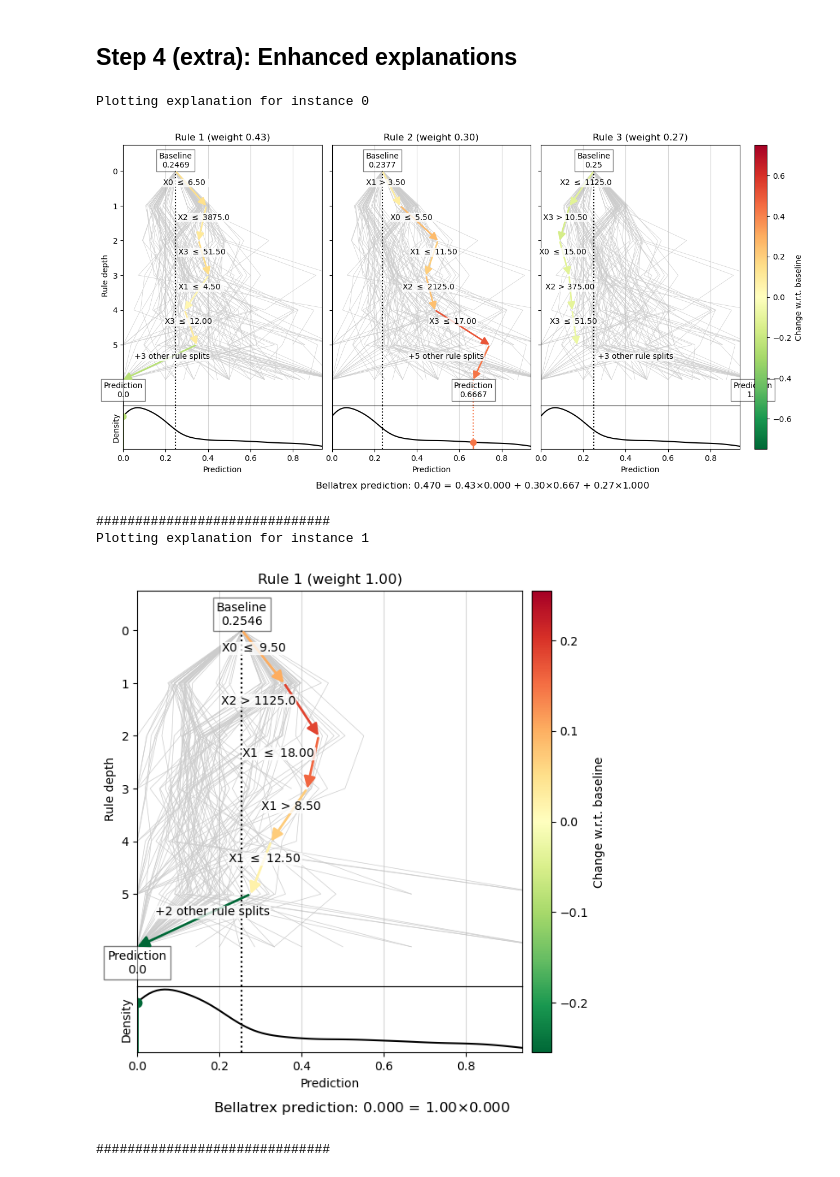
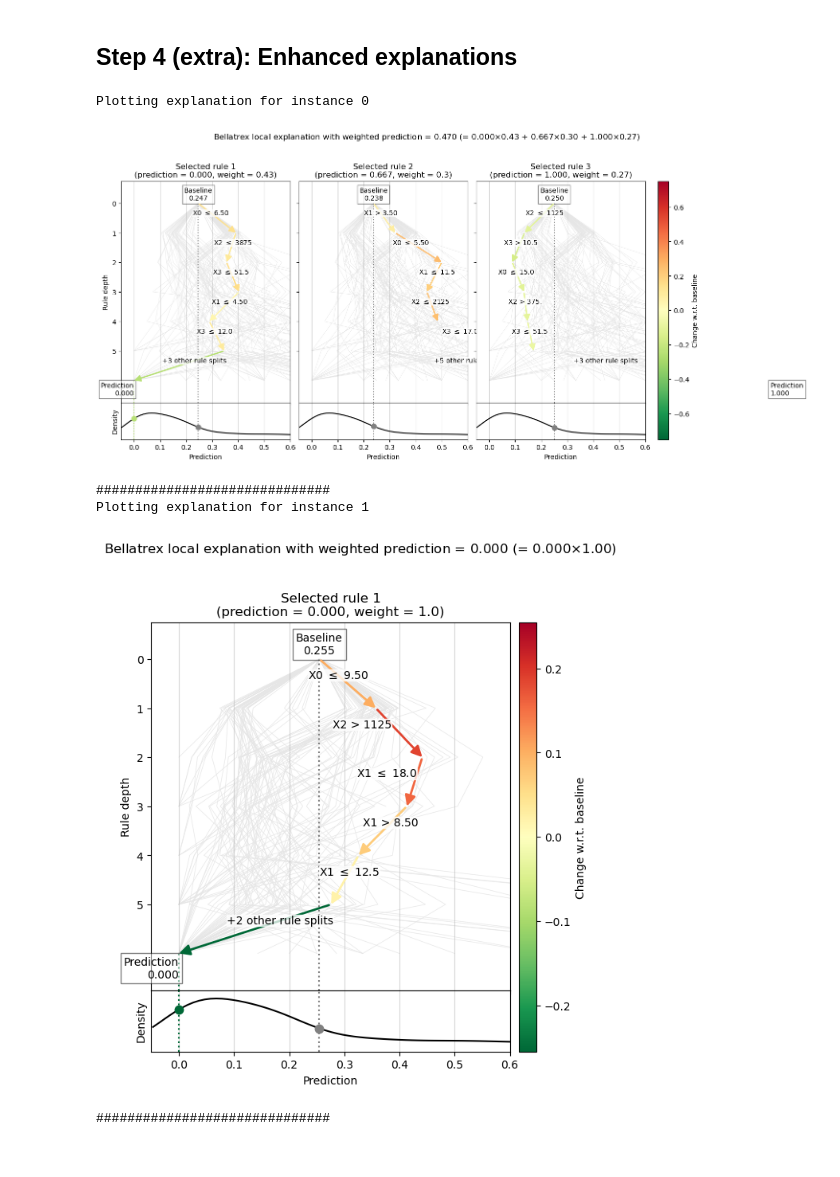
Before and after one commit to Klest94/Bellatrex, a Jupyter notebook: tutorial.ipynb, the cells around one changed output. Saved outputs shown, nothing was run; the diff lists cells and outputs as text; code cells hidden in the pictures.

```diff
--- a/tutorial.ipynb
+++ b/tutorial.ipynb
@@ -24,7 +24,7 @@ data_folder = os.path.join(root_folder, "example-data")
 
 ''' choose appropriate learning task wth SETUP parameter '''
 # for this tutorial you cna choose between "bin", "surv", or "mtr"
-SETUP = "bin"
+SETUP = "surv"
 
 VERBOSE = 4
 PLOT_GUI = True
@@ -165,8 +165,8 @@ for i in range(N): # for every sample in the test set: call the .explain method.
     FILE_OUT = os.path.join(root_folder, 'example-explanations', FILENAME_OUT)
     print('Extracted rules stored in', FILE_OUT)
 
-    y_local_pred, sample_info = Bellatrex_fitted.explain(X_test, i, out_file=FILE_OUT) # tuning is performed within the .explain method
-
+    sample_info, fig, ax = Bellatrex_fitted.explain(X_test, i, out_file=FILE_OUT) # tuning is performed within the .explain method
+    y_local_pred = sample_info.local_prediction()
     # We concatenate BELLATREX outputs by means of the concatenate_helper function
     y_pred = concatenate_helper(y_pred, y_local_pred, axis=0)
 # %% [output]
@@ -181,27 +217,27 @@ final cluster sizes: [43 30 27]
 # %%
 from visualisation import read_rules, plot_rules
 import matplotlib.pyplot as plt
 
 for i in range(N):
 
     print("Plotting explanation for instance", i, flush=True)
 
     rules, preds, baselines, weights, other_preds = read_rules(
         file       = f"example-explanations/Rules_{data_name}_f0_id{i}.txt",
         file_extra = f"example-explanations/Rules_{data_name}_f0_id{i}-extra.txt"
     )
     preds_distr = np.load(f"example-data/{data_name}_y_train_preds.npy")
-    axs = plot_rules(rules, preds, baselines, weights,
+    fig, axs = plot_rules(rules, preds, baselines, weights,
                 max_rulelen=6, other_preds=other_preds, preds_distr=preds_distr,
     )
-    # axs[0,0].set_xlim([0, 1]) # manually set x-axis for density plot
+    # axs[0, 0].set_xlim([-0.05, 0.6]) # manually set x-axis for density plot
     plt.show()
     print('#'*30)
     # plt.savefig("visualisation.pdf")
 # %% [output]
 Plotting explanation for instance 0
-[figure, old version]
+[figure, new version]
 ##############################
 Plotting explanation for instance 1
-[figure, old version]
+[figure, new version]
 ##############################
```
Also changed, not shown: parts of 3 cells of this notebook, 7 other files.
